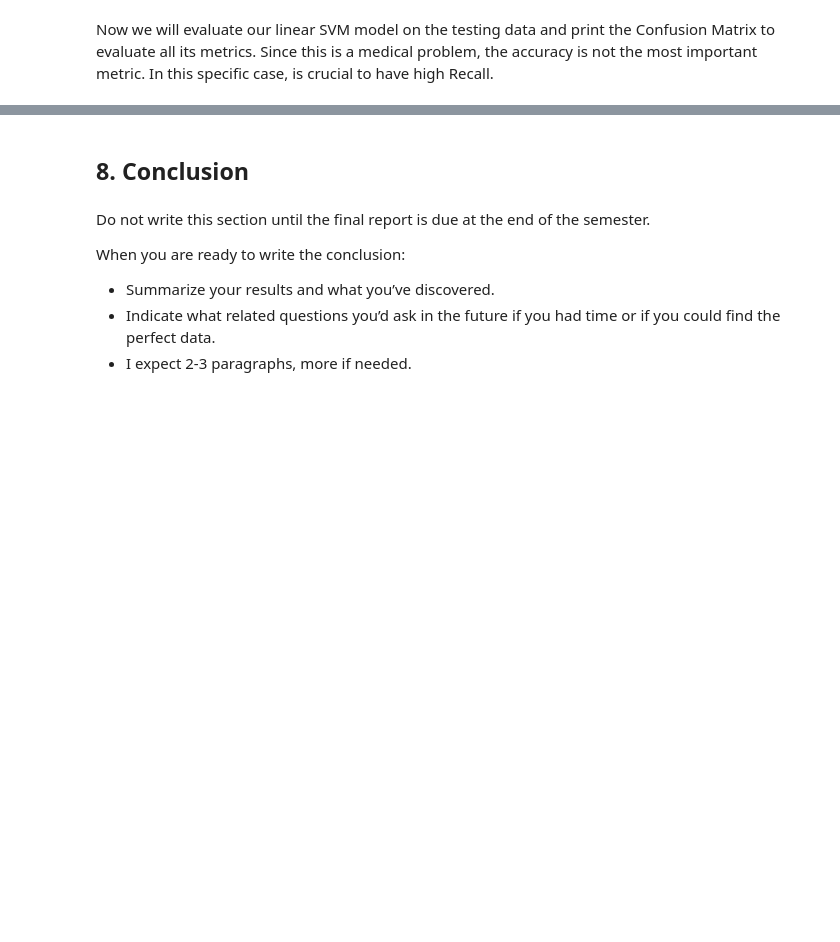
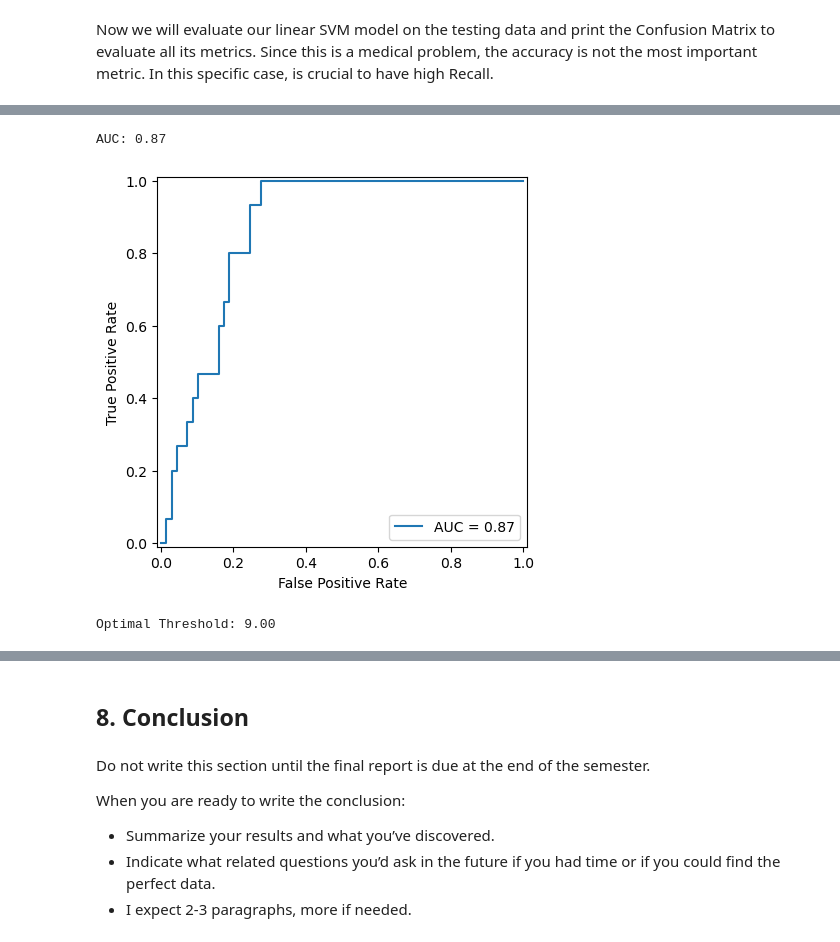
Before and after one commit to Carlos-PC05/FinalProjectCS-362, a Jupyter notebook: FinalReport_SP26_RV_PC_MASTERFILE.ipynb, the cells around one changed output, grey strips where cells are left out. Cells and saved outputs as stored; diff of their text form; code cells hidden in the pictures; blank space fills up the shorter version.

```diff
--- a/FinalReport_SP26_RV_PC_MASTERFILE.ipynb
+++ b/FinalReport_SP26_RV_PC_MASTERFILE.ipynb
@@ -1681,0 +1702,20 @@ disp_svm_linear.plot(cmap = plt.cm.Blues)
+# %%
+y_test_score = svm_linear.decision_function(X_test)
+
+fpr, tpr, thresholds = roc_curve(y_binary_test, y_test_score)
+
+display = RocCurveDisplay(fpr=fpr, tpr=tpr, roc_auc=roc_auc_score(y_binary_test, y_test_score))
+display.plot()
+
+print(f"AUC: {roc_auc_score(y_binary_test, y_test_score):.2f}")
+# %% [output]
+AUC: 0.87
+[figure, added]
+# %%
+#Select the optimal threshold to maximize Recall and try to lower the False Positive Rate
+mask = tpr >= 0.90
+idx = np.argmin(fpr[mask])
+threshold = thresholds[mask][idx]
+print(f"Optimal Threshold: {threshold:.2f}")
+# %% [output]
+Optimal Threshold: 9.00
```
Also changed, not shown: parts of 23 cells of this notebook.
